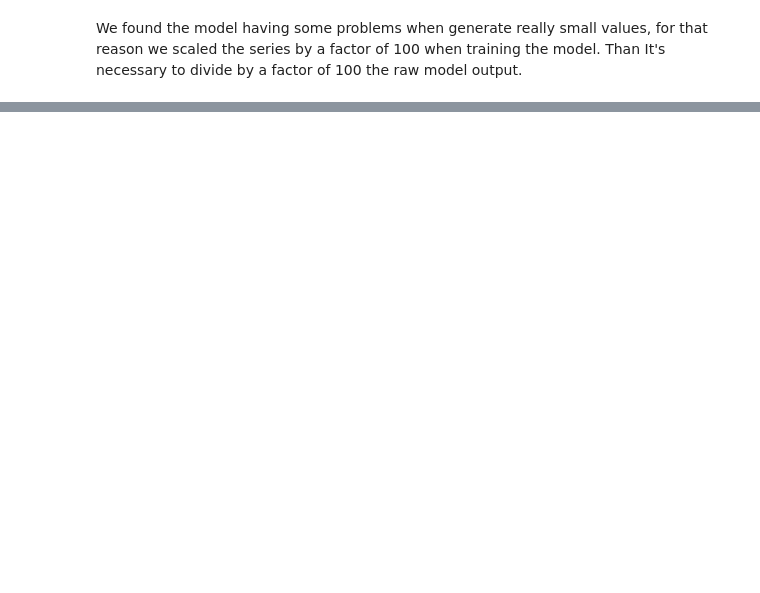
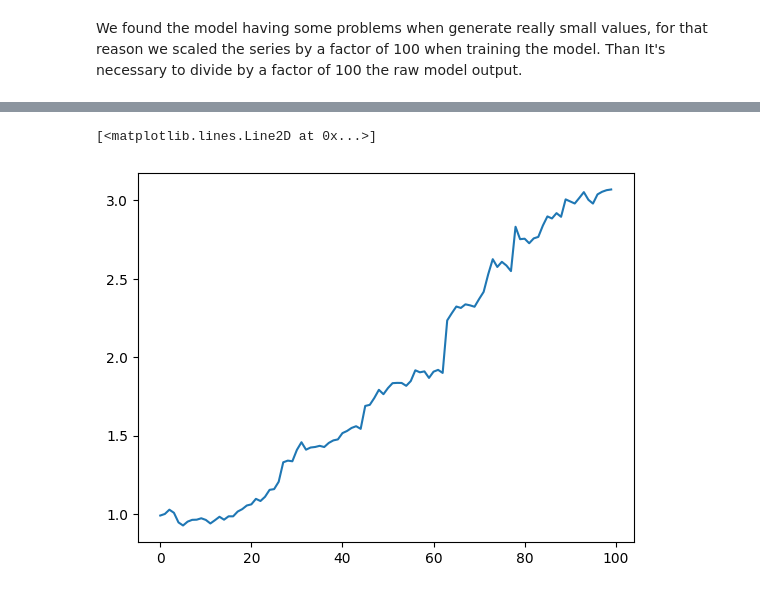
Before and after one commit to riccardobollati/GANs_for_financial_series_generation, a Jupyter notebook: main.ipynb, the cells around one changed output, grey strips where cells are left out. Cells and saved outputs as stored; diff of their text form; code cells hidden in the pictures; blank space fills up the shorter version.

```diff
--- a/main.ipynb
+++ b/main.ipynb
@@ -137,0 +229,5 @@ pr_r = generate_sample(g, out_tensor = True)
+# %%
+generated_sample = generate_sample(g, out_tensor = True)
+scaled_p = rescaler.scale(sample = torch.tensor(generated_sample))
+plt.figure(facecolor='white')
+plt.plot(scaled_p)
@@ -137,0 +239,11 @@ pr_r = generate_sample(g, out_tensor = True)
+# %%
+generated_price = []
+init = 1
+for i in scaled_p:
+    init = init + init * i.item()
+    generated_price.append(init)
+# %%
+plt.plot(generated_price)
+# %% [output]
+[<matplotlib.lines.Line2D at 0x...>]
+[figure, added]
```
Also changed, not shown: parts of 14 cells of this notebook, 5 other files.
